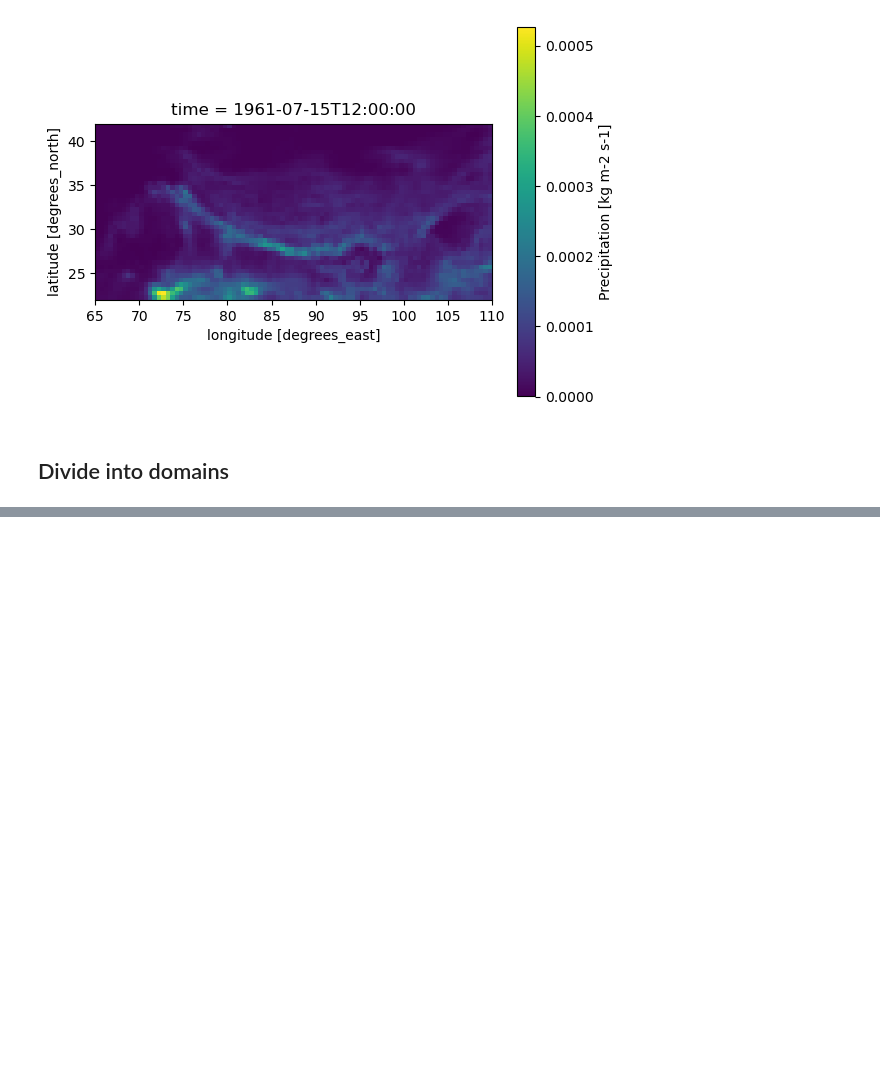
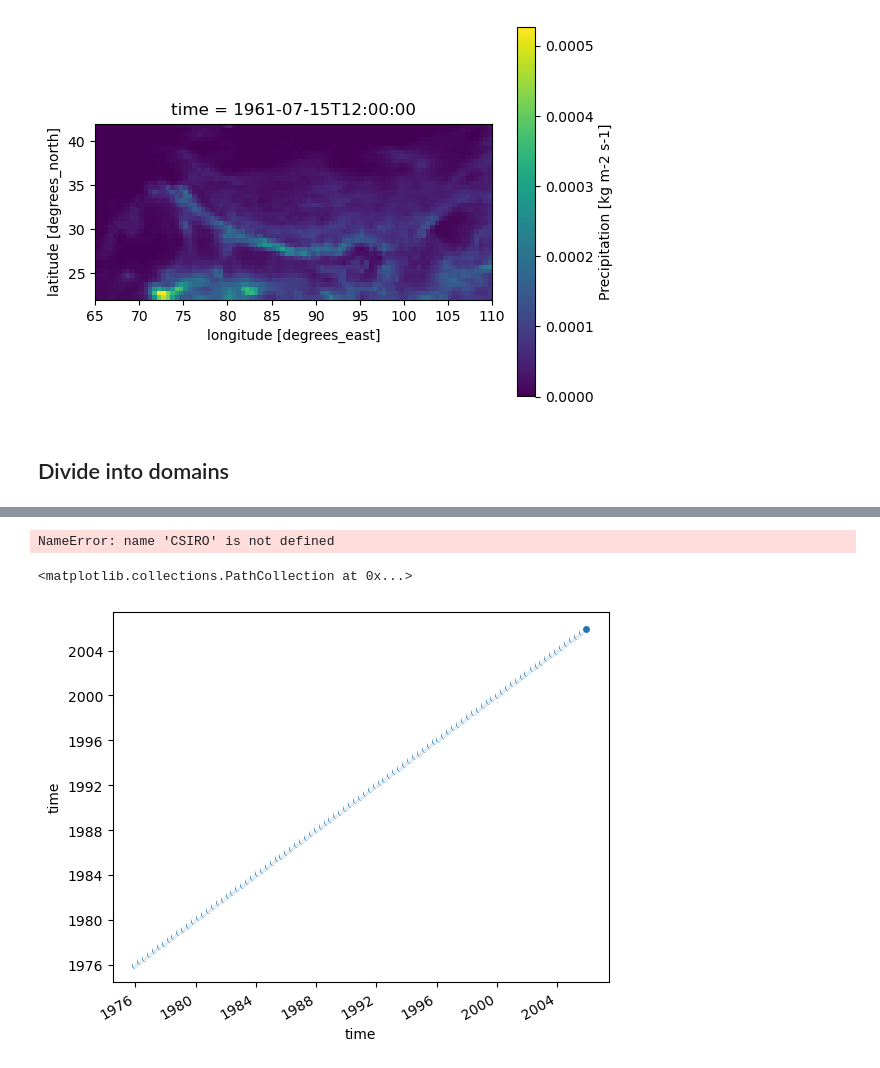
Before and after one commit to kenzaxtazi/bcm4rcm, a Jupyter notebook: open_data.ipynb, the cells around one changed output, grey strips where cells are left out. Drawn from its saved outputs; the diff is of its cells as text; code cells hidden in the pictures; blank space fills up the shorter version.

```diff
--- a/open_data.ipynb
+++ b/open_data.ipynb
@@ -66,0 +161,4 @@ da_sel_d63 = da_sel.sel(time=slice('1963-01', '1963-12'))
+# %%
+hist_CSIRO = cordex.collect_CORDEX(domain='WAS', minyear='1976', maxyear='2006', experiment='historical', rcm_model='IITM-RegCM4-4', gcm_model='CSIRO', freq='mon')
+df1 = hist_CSIRO.sel(lat=slice(20, 40), lon=slice(60, 105)).to_dataframe().reset_index()
+df1.to_csv('data/processed/hist_CSIRO_IITM-RegCM4-4.csv')
@@ -66,0 +198,9 @@ da_sel_d63 = da_sel.sel(time=slice('1963-01', '1963-12'))
+# %%
+CSIRO.time
+# %% [output]
+NameError: name 'CSIRO' is not defined
+# %%
+hist_CSIRO.time.plot.scatter()
+# %% [output]
+<matplotlib.collections.PathCollection at 0x...>
+[figure, added]
```
Also changed, not shown: parts of 22 cells of this notebook, 6 other files.
